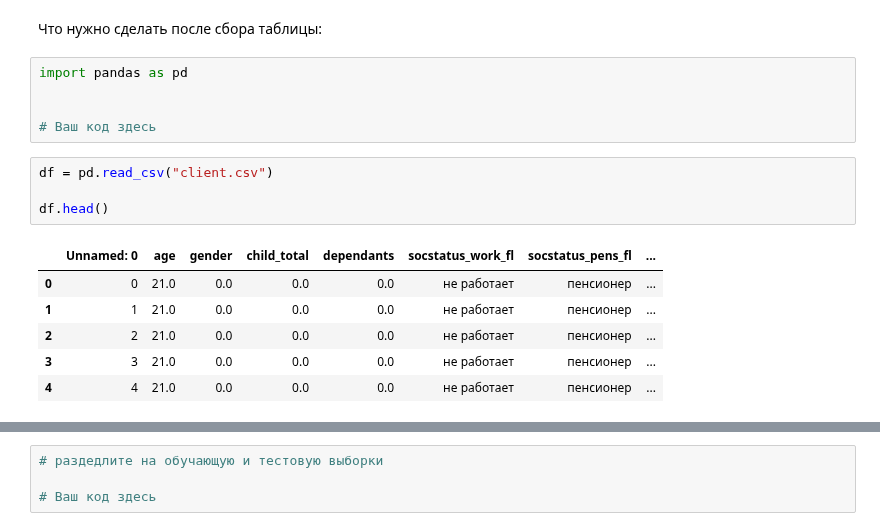
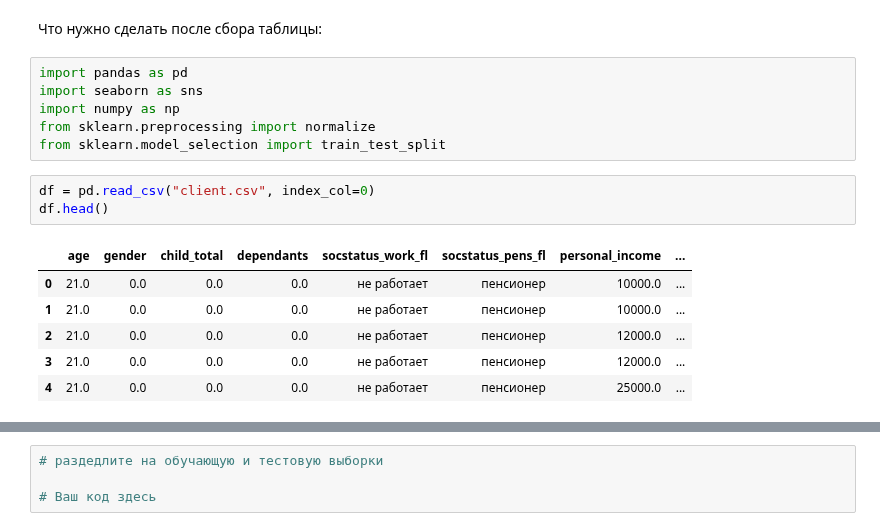
Before and after one commit to IgorKolotushkin/machine_learning_ds, a Jupyter notebook: hw4/homework. Метод ближайших соседей.ipynb, the cells around one changed output, grey strips where cells are left out. Drawn from its saved outputs; the diff is of its cells as text.

```diff
--- a/hw4/homework. Метод ближайших соседей.ipynb
+++ b/hw4/homework. Метод ближайших соседей.ipynb
@@ -142,19 +142,19 @@
 3. Получите качество модели с помощью F-меры и матрицы сопряжённости.
 # %% [markdown]
 Что нужно сделать после сбора таблицы:
-# %%
-import pandas as pd
-
-
-# Ваш код здесь
+# %%
+import pandas as pd
+import seaborn as sns
+import numpy as np
+from sklearn.preprocessing import normalize
+from sklearn.model_selection import train_test_split
 # %%
-df = pd.read_csv("client.csv")
-
+df = pd.read_csv("client.csv", index_col=0)
 df.head()
 # %% [output]
-|  | Unnamed: 0 | age | gender | child_total | dependants | socstatus_work_fl | socstatus_pens_fl | ... |
-| 0 | 0 | 21.0 | 0.0 | 0.0 | 0.0 | не работает | пенсионер | ... |
-| 1 | 1 | 21.0 | 0.0 | 0.0 | 0.0 | не работает | пенсионер | ... |
-| 2 | 2 | 21.0 | 0.0 | 0.0 | 0.0 | не работает | пенсионер | ... |
-| 3 | 3 | 21.0 | 0.0 | 0.0 | 0.0 | не работает | пенсионер | ... |
-| 4 | 4 | 21.0 | 0.0 | 0.0 | 0.0 | не работает | пенсионер | ... |
+|  | age | gender | child_total | dependants | socstatus_work_fl | socstatus_pens_fl | personal_income | ... |
+| 0 | 21.0 | 0.0 | 0.0 | 0.0 | не работает | пенсионер | 10000.0 | ... |
+| 1 | 21.0 | 0.0 | 0.0 | 0.0 | не работает | пенсионер | 10000.0 | ... |
+| 2 | 21.0 | 0.0 | 0.0 | 0.0 | не работает | пенсионер | 12000.0 | ... |
+| 3 | 21.0 | 0.0 | 0.0 | 0.0 | не работает | пенсионер | 12000.0 | ... |
+| 4 | 21.0 | 0.0 | 0.0 | 0.0 | не работает | пенсионер | 25000.0 | ... |
```
Also changed, not shown: parts of 11 cells of this notebook, 1 other file.
